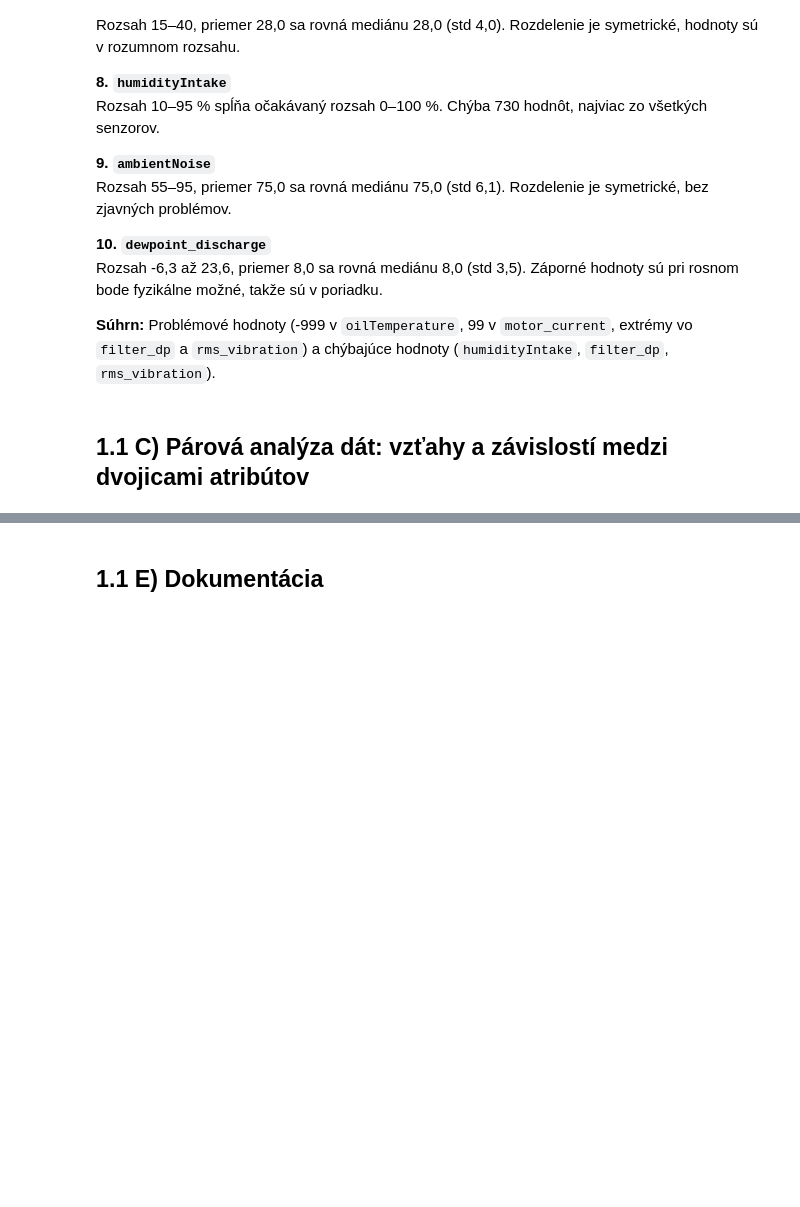
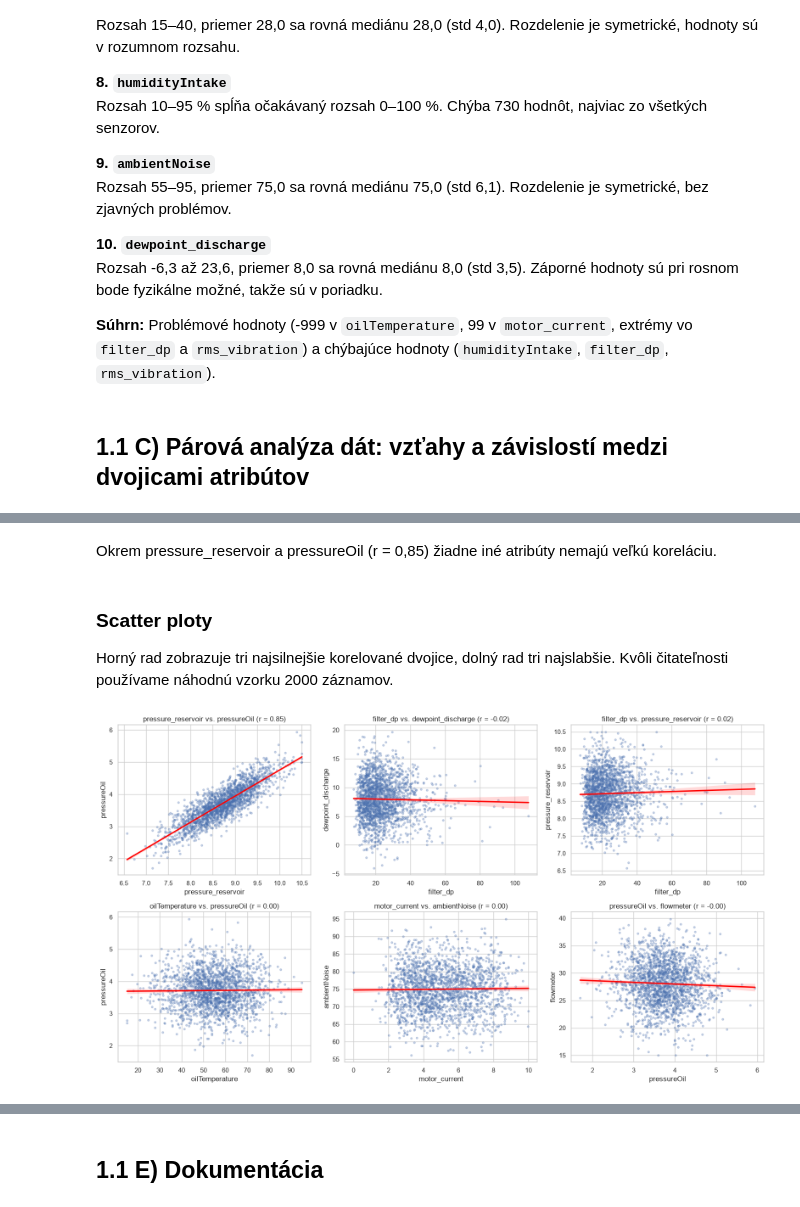
Before and after one commit to kavonada/IAU_zadanie, a Jupyter notebook: projekt.ipynb, the cells around one changed output, grey strips where cells are left out. Cells and saved outputs as stored; diff of their text form; code cells hidden in the pictures; blank space fills up the shorter version.

```diff
--- a/projekt.ipynb
+++ b/projekt.ipynb
@@ -273,0 +306,12 @@ Ellipsis
+# %%
+corr = tmp.corr()
+pairs = (corr.where(np.triu(np.ones(corr.shape), k=1).astype(bool))
+             .stack().rename("r").reset_index())
+pairs.columns = ["x", "y", "r"]
+pairs["abs_r"] = pairs["r"].abs()
+pairs = pairs.sort_values("abs_r", ascending=False).reset_index(drop=True)
+
+print("Top 5 najsilnejších párov:")
+display(pairs.head(5))
+print("Top 5 najslabších párov:")
+display(pairs.tail(5))
@@ -273,0 +333,18 @@ Ellipsis
+# %% [markdown]
+Okrem pressure_reservoir a pressureOil (r = 0,85) žiadne iné atribúty nemajú veľkú koreláciu.
+# %% [markdown]
+### Scatter ploty
+Horný rad zobrazuje tri najsilnejšie korelované dvojice, dolný rad tri najslabšie. Kvôli čitateľnosti používame náhodnú vzorku 2000 záznamov.
+# %%
+selected = pd.concat([pairs.head(3), pairs.tail(3)])
+sample = tmp.dropna().sample(2000, random_state=42)
+
+fig, axes = plt.subplots(2, 3, figsize=(16, 9))
+for ax, (_, row) in zip(axes.flat, selected.iterrows()):
+    sns.regplot(x=row["x"], y=row["y"], data=sample, ax=ax,
+                scatter_kws={"alpha": 0.3, "s": 10}, line_kws={"color": "red"})
+    ax.set_title(f"{row['x']} vs. {row['y']} (r = {row['r']:.2f})")
+plt.tight_layout()
+plt.show()
+# %% [output]
+[figure, added]
```
Also changed, not shown: parts of 27 cells of this notebook.
